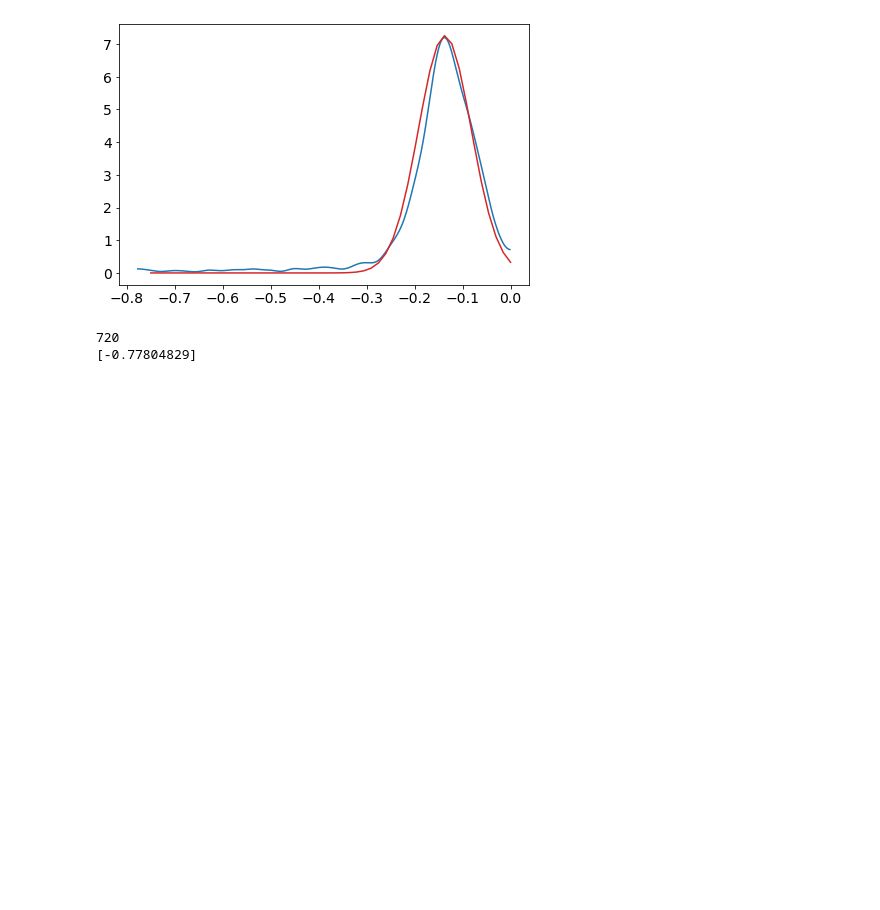
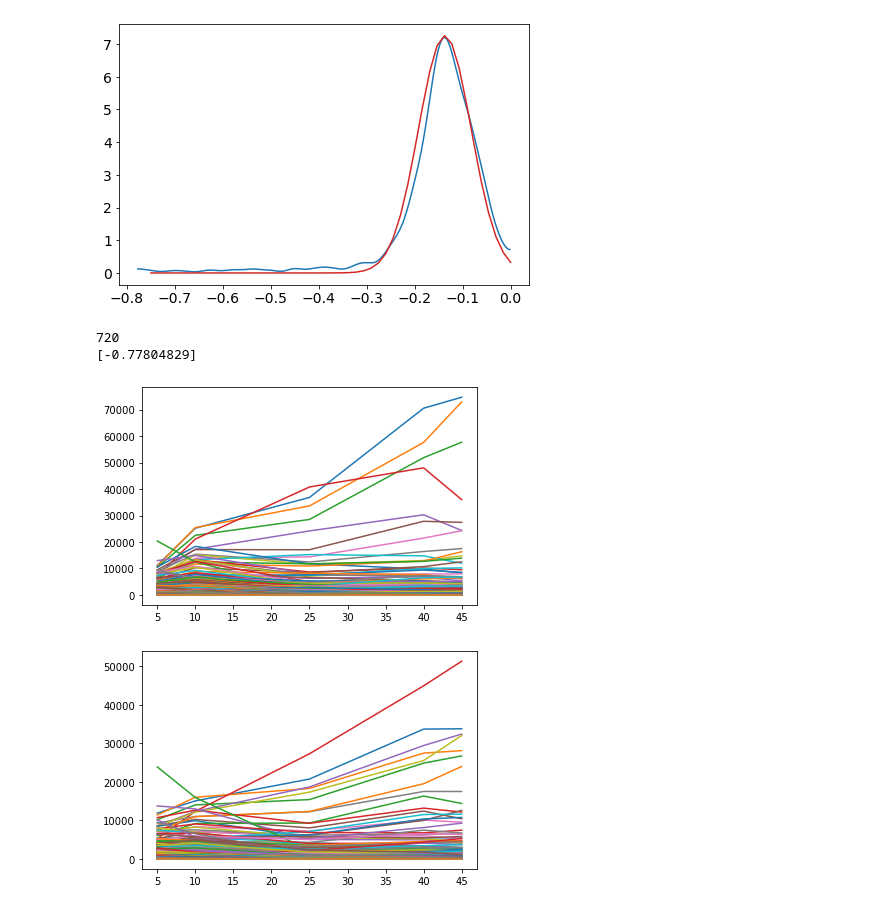
Before and after one commit to efenton32/fitness_mcmc, a Jupyter notebook: documentation.ipynb, the cells around one changed output. Drawn from its saved outputs; the diff is of its cells as text; code cells hidden in the pictures; blank space fills up the shorter version.

Commit message:
Option to load unordered counts

```diff
--- a/documentation.ipynb
+++ b/documentation.ipynb
@@ -63,7 +23,7 @@ The function `load_data` in `data_io.py` returns a pandas dataframe of the raw d
 """
 Loading data and looking at the first 40 ordered genotypes.
 """
-data, time, ordered_counts  = io.load_data("filtered_counts_ypd_temp_30.txt")
-print(ordered_counts[720])
-print(ordered_counts.astype("int"))
+data, time, counts = io.load_data("filtered_counts_ypd_temp_30.txt", return_ordered = True)
+print(counts.astype("int"))
+print(data)
 # %% [output]
@@ -244,3 +213,32 @@ print(fitness_model.map_estimate["s"][720])
 # %% [output]
 720
 [-0.77804829]
+# %%
+data_2, time, counts_2 = io.load_data("filtered_counts_ypd_dmso_2.txt")
+data_025, time, counts_025 = io.load_data("filtered_counts_ypd_dmso_0.25.txt")
+
+bc_2 = data_2["BC"].to_numpy()
+bc_025 = data_025["BC"].to_numpy()
+
+thing_2 = []
+thing_025 = []
+
+for bc in bc_2:
+    if bc in bc_025:
+        thing_2.append(counts_2[np.argwhere(bc_2 == bc)][0,0])
+        thing_025.append(counts_025[np.argwhere(bc_025 == bc)][0,0])
+
+idx = np.flipud(np.argsort(np.sum(thing_2, axis = 1)))
+
+thing_2 = np.array(thing_2)[idx]
+thing_025 = np.array(thing_025)[idx]
+
+plt.figure()
+plt.plot(time, thing_2.T)
+plt.show()
+plt.figure()
+plt.plot(time, thing_025.T)
+plt.show()
+# %% [output]
+[figure, added]
+[figure, added]
```
Also changed, not shown: parts of 6 cells of this notebook, 1 other file.
